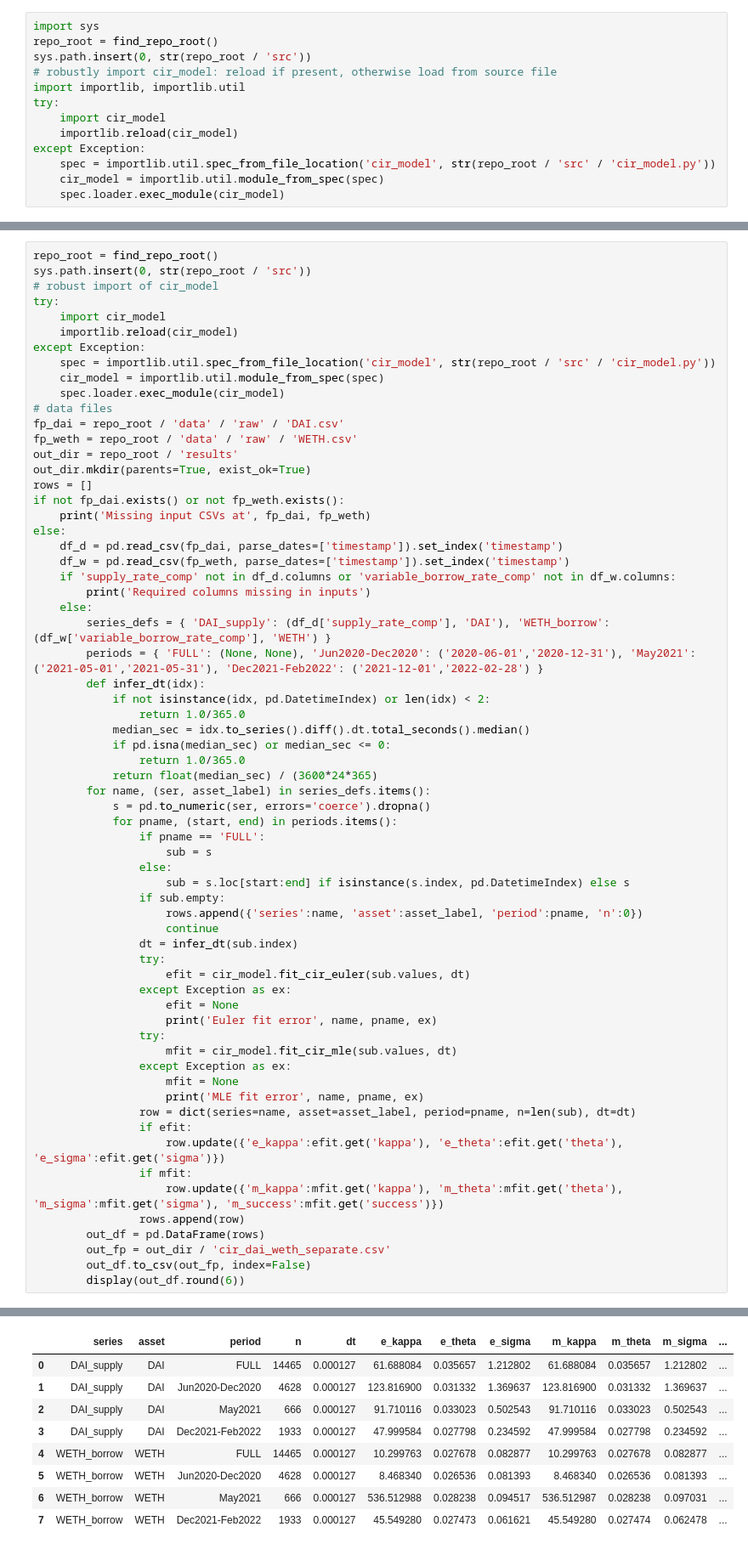
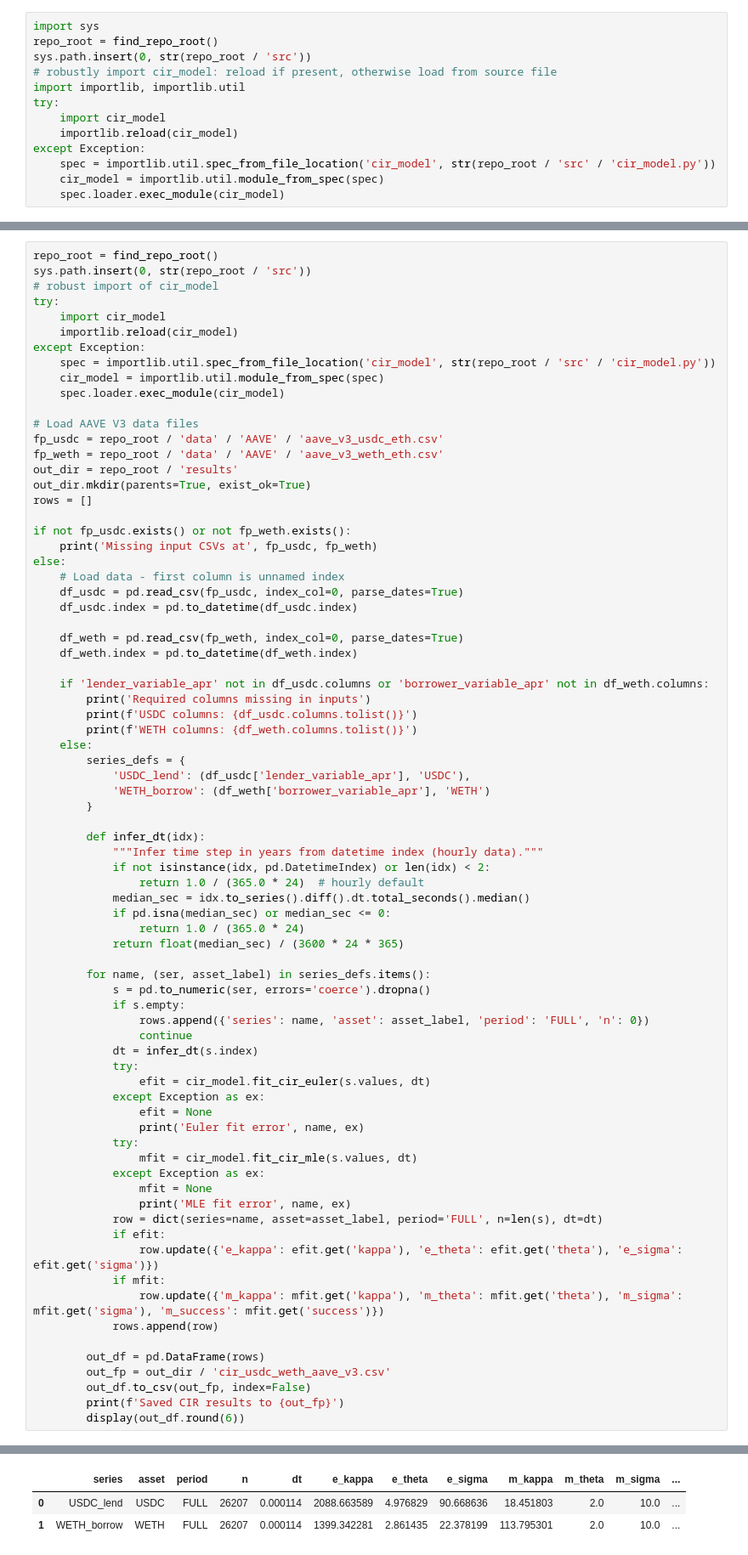
Before and after one commit to francisliu2/Defi_interestRate, a Jupyter notebook: src/stablecoin_short_demo_int_rate.ipynb, the cells around one changed output, grey strips where cells are left out. Shown at 85% size. Drawn from its saved outputs; the diff is of its cells as text.

```diff
--- a/src/stablecoin_short_demo_int_rate.ipynb
+++ b/src/stablecoin_short_demo_int_rate.ipynb
@@ -162,58 +141,69 @@ except Exception:
     spec = importlib.util.spec_from_file_location('cir_model', str(repo_root / 'src' / 'cir_model.py'))
     cir_model = importlib.util.module_from_spec(spec)
     spec.loader.exec_module(cir_model)
-# data files
-fp_dai = repo_root / 'data' / 'raw' / 'DAI.csv'
-fp_weth = repo_root / 'data' / 'raw' / 'WETH.csv'
+
+# Load AAVE V3 data files
+fp_usdc = repo_root / 'data' / 'AAVE' / 'aave_v3_usdc_eth.csv'
+fp_weth = repo_root / 'data' / 'AAVE' / 'aave_v3_weth_eth.csv'
 out_dir = repo_root / 'results'
 out_dir.mkdir(parents=True, exist_ok=True)
 rows = []
-if not fp_dai.exists() or not fp_weth.exists():
-    print('Missing input CSVs at', fp_dai, fp_weth)
+
+if not fp_usdc.exists() or not fp_weth.exists():
+    print('Missing input CSVs at', fp_usdc, fp_weth)
 else:
-    df_d = pd.read_csv(fp_dai, parse_dates=['timestamp']).set_index('timestamp')
-    df_w = pd.read_csv(fp_weth, parse_dates=['timestamp']).set_index('timestamp')
-    if 'supply_rate_comp' not in df_d.columns or 'variable_borrow_rate_comp' not in df_w.columns:
+    # Load data - first column is unnamed index
+    df_usdc = pd.read_csv(fp_usdc, index_col=0, parse_dates=True)
+    df_usdc.index = pd.to_datetime(df_usdc.index)
+
+    df_weth = pd.read_csv(fp_weth, index_col=0, parse_dates=True)
+    df_weth.index = pd.to_datetime(df_weth.index)
+
+    if 'lender_variable_apr' not in df_usdc.columns or 'borrower_variable_apr' not in df_weth.columns:
         print('Required columns missing in inputs')
+        print(f'USDC columns: {df_usdc.columns.tolist()}')
+        print(f'WETH columns: {df_weth.columns.tolist()}')
     else:
-        series_defs = { 'DAI_supply': (df_d['supply_rate_comp'], 'DAI'), 'WETH_borrow': (df_w['variable_borrow_rate_comp'], 'WETH') }
-        periods = { 'FULL': (None, None), 'Jun2020-Dec2020': ('2020-06-01','2020-12-31'), 'May2021': ('2021-05-01','2021-05-31'), 'Dec2021-Feb2022': ('2021-12-01','2022-02-28') }
+        series_defs = {
+            'USDC_lend': (df_usdc['lender_variable_apr'], 'USDC'),
+            'WETH_borrow': (df_weth['borrower_variable_apr'], 'WETH')
+        }
+
         def infer_dt(idx):
+            """Infer time step in years from datetime index (hourly data)."""
             if not isinstance(idx, pd.DatetimeIndex) or len(idx) < 2:
-                return 1.0/365.0
+                return 1.0 / (365.0 * 24)  # hourly default
             median_sec = idx.to_series().diff().dt.total_seconds().median()
             if pd.isna(median_sec) or median_sec <= 0:
-                return 1.0/365.0
-            return float(median_sec) / (3600*24*365)
+                return 1.0 / (365.0 * 24)
+            return float(median_sec) / (3600 * 24 * 365)
+
         for name, (ser, asset_label) in series_defs.items():
             s = pd.to_numeric(ser, errors='coerce').dropna()
-            for pname, (start, end) in periods.items():
-                if pname == 'FULL':
-                    sub = s
-                else:
-                    sub = s.loc[start:end] if isinstance(s.index, pd.DatetimeIndex) else s
-                if sub.empty:
-                    rows.append({'series':name, 'asset':asset_label, 'period':pname, 'n':0})
-                    continue
-                dt = infer_dt(sub.index)
-                try:
-                    efit = cir_model.fit_cir_euler(sub.values, dt)
-                except Exception as ex:
-                    efit = None
-                    print('Euler fit error', name, pname, ex)
-                try:
-                    mfit = cir_model.fit_cir_mle(sub.values, dt)
-                except Exception as ex:
-                    mfit = None
-                    print('MLE fit error', name, pname, ex)
-                row = dict(series=name, asset=asset_label, period=pname, n=len(sub), dt=dt)
-                if efit:
-                    row.update({'e_kappa':efit.get('kappa'), 'e_theta':efit.get('theta'), 'e_sigma':efit.get('sigma')})
-                if mfit:
-                    row.update({'m_kappa':mfit.get('kappa'), 'm_theta':mfit.get('theta'), 'm_sigma':mfit.get('sigma'), 'm_success':mfit.get('success')})
-                rows.append(row)
+            if s.empty:
+                rows.append({'series': name, 'asset': asset_label, 'period': 'FULL', 'n': 0})
+                continue
+            dt = infer_dt(s.index)
+            try:
+                efit = cir_model.fit_cir_euler(s.values, dt)
+            except Exception as ex:
+                efit = None
+                print('Euler fit error', name, ex)
+            try:
+                mfit = cir_model.fit_cir_mle(s.values, dt)
+            except Exception as ex:
+                mfit = None
+                print('MLE fit error', name, ex)
+            row = dict(series=name, asset=asset_label, period='FULL', n=len(s), dt=dt)
+            if efit:
+                row.update({'e_kappa': efit.get('kappa'), 'e_theta': efit.get('theta'), 'e_sigma': efit.get('sigma')})
+            if mfit:
+                row.update({'m_kappa': mfit.get('kappa'), 'm_theta': mfit.get('theta'), 'm_sigma': mfit.get('sigma'), 'm_success': mfit.get('success')})
+            rows.append(row)
+
         out_df = pd.DataFrame(rows)
-        out_fp = out_dir / 'cir_dai_weth_separate.csv'
+        out_fp = out_dir / 'cir_usdc_weth_aave_v3.csv'
         out_df.to_csv(out_fp, index=False)
+        print(f'Saved CIR results to {out_fp}')
         display(out_df.round(6))
 # %% [output]
@@ -220,10 +211,4 @@ else:
 |  | series | asset | period | n | dt | e_kappa | e_theta | e_sigma | m_kappa | m_theta | m_sigma | ... |
-| 0 | DAI_supply | DAI | FULL | 14465 | 0.000127 | 61.688084 | 0.035657 | 1.212802 | 61.688084 | 0.035657 | 1.212802 | ... |
-| 1 | DAI_supply | DAI | Jun2020-Dec2020 | 4628 | 0.000127 | 123.816900 | 0.031332 | 1.369637 | 123.816900 | 0.031332 | 1.369637 | ... |
-| 2 | DAI_supply | DAI | May2021 | 666 | 0.000127 | 91.710116 | 0.033023 | 0.502543 | 91.710116 | 0.033023 | 0.502543 | ... |
-| 3 | DAI_supply | DAI | Dec2021-Feb2022 | 1933 | 0.000127 | 47.999584 | 0.027798 | 0.234592 | 47.999584 | 0.027798 | 0.234592 | ... |
-| 4 | WETH_borrow | WETH | FULL | 14465 | 0.000127 | 10.299763 | 0.027678 | 0.082877 | 10.299763 | 0.027678 | 0.082877 | ... |
-| 5 | WETH_borrow | WETH | Jun2020-Dec2020 | 4628 | 0.000127 | 8.468340 | 0.026536 | 0.081393 | 8.468340 | 0.026536 | 0.081393 | ... |
-| 6 | WETH_borrow | WETH | May2021 | 666 | 0.000127 | 536.512988 | 0.028238 | 0.094517 | 536.512987 | 0.028238 | 0.097031 | ... |
-| 7 | WETH_borrow | WETH | Dec2021-Feb2022 | 1933 | 0.000127 | 45.549280 | 0.027473 | 0.061621 | 45.549280 | 0.027474 | 0.062478 | ... |
+| 0 | USDC_lend | USDC | FULL | 26207 | 0.000114 | 2088.663589 | 4.976829 | 90.668636 | 18.451803 | 2.0 | 10.0 | ... |
+| 1 | WETH_borrow | WETH | FULL | 26207 | 0.000114 | 1399.342281 | 2.861435 | 22.378199 | 113.795301 | 2.0 | 10.0 | ... |
 # %%
```
Also changed, not shown: parts of 10 cells of this notebook, 28 other files.
